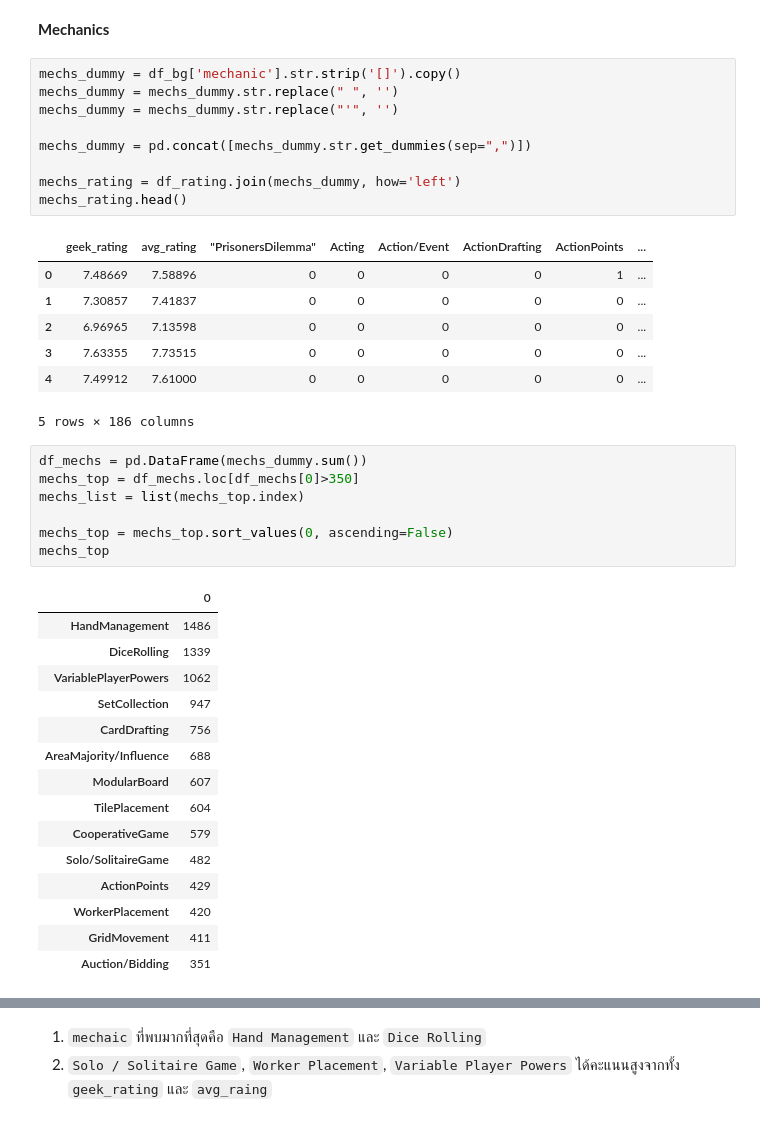
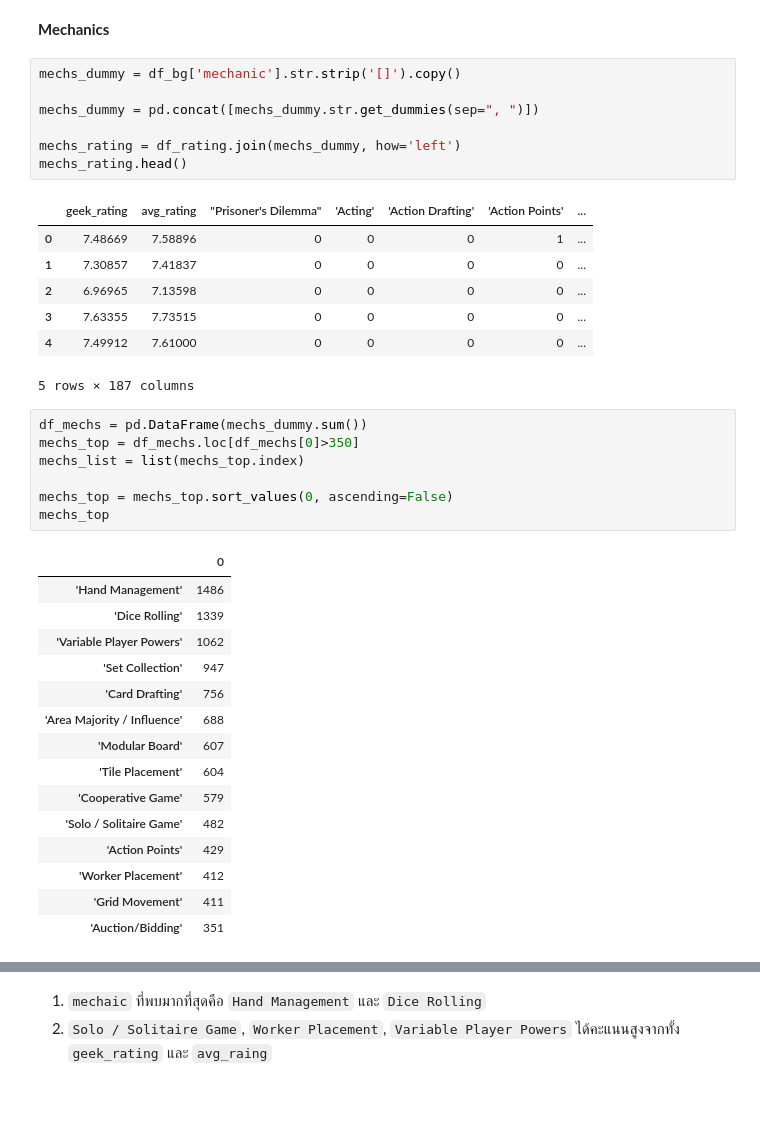
Before and after one commit to Kopzzz/Board-Game-RecCommu, a Jupyter notebook: code/1_Cleaning&EDA_BoardGames.ipynb, the cells around one changed output, grey strips where cells are left out. Cells and saved outputs as stored; diff of their text form.

```diff
--- a/code/1_Cleaning&EDA_BoardGames.ipynb
+++ b/code/1_Cleaning&EDA_BoardGames.ipynb
@@ -497,21 +496,19 @@ plt.show()
 **Mechanics**
 # %%
 mechs_dummy = df_bg['mechanic'].str.strip('[]').copy()
-mechs_dummy = mechs_dummy.str.replace(" ", '')
-mechs_dummy = mechs_dummy.str.replace("'", '')
 
-mechs_dummy = pd.concat([mechs_dummy.str.get_dummies(sep=",")])
+mechs_dummy = pd.concat([mechs_dummy.str.get_dummies(sep=", ")])
 
 mechs_rating = df_rating.join(mechs_dummy, how='left')
 mechs_rating.head()
 # %% [output]
-|  | geek_rating | avg_rating | "PrisonersDilemma" | Acting | Action/Event | ActionDrafting | ActionPoints | ... |
-| 0 | 7.48669 | 7.58896 | 0 | 0 | 0 | 0 | 1 | ... |
-| 1 | 7.30857 | 7.41837 | 0 | 0 | 0 | 0 | 0 | ... |
-| 2 | 6.96965 | 7.13598 | 0 | 0 | 0 | 0 | 0 | ... |
-| 3 | 7.63355 | 7.73515 | 0 | 0 | 0 | 0 | 0 | ... |
-| 4 | 7.49912 | 7.61000 | 0 | 0 | 0 | 0 | 0 | ... |
+|  | geek_rating | avg_rating | "Prisoner's Dilemma" | 'Acting' | 'Action Drafting' | 'Action Points' | ... |
+| 0 | 7.48669 | 7.58896 | 0 | 0 | 0 | 1 | ... |
+| 1 | 7.30857 | 7.41837 | 0 | 0 | 0 | 0 | ... |
+| 2 | 6.96965 | 7.13598 | 0 | 0 | 0 | 0 | ... |
+| 3 | 7.63355 | 7.73515 | 0 | 0 | 0 | 0 | ... |
+| 4 | 7.49912 | 7.61000 | 0 | 0 | 0 | 0 | ... |
-5 rows × 186 columns
+5 rows × 187 columns
 # %%
 df_mechs = pd.DataFrame(mechs_dummy.sum())
 mechs_top = df_mechs.loc[df_mechs[0]>350]
@@ -521,20 +518,20 @@ mechs_top = mechs_top.sort_values(0, ascending=False)
 mechs_top
 # %% [output]
 |  | 0 |
-| HandManagement | 1486 |
-| DiceRolling | 1339 |
-| VariablePlayerPowers | 1062 |
-| SetCollection | 947 |
-| CardDrafting | 756 |
-| AreaMajority/Influence | 688 |
-| ModularBoard | 607 |
-| TilePlacement | 604 |
-| CooperativeGame | 579 |
-| Solo/SolitaireGame | 482 |
-| ActionPoints | 429 |
-| WorkerPlacement | 420 |
-| GridMovement | 411 |
-| Auction/Bidding | 351 |
+| 'Hand Management' | 1486 |
+| 'Dice Rolling' | 1339 |
+| 'Variable Player Powers' | 1062 |
+| 'Set Collection' | 947 |
+| 'Card Drafting' | 756 |
+| 'Area Majority / Influence' | 688 |
+| 'Modular Board' | 607 |
+| 'Tile Placement' | 604 |
+| 'Cooperative Game' | 579 |
+| 'Solo / Solitaire Game' | 482 |
+| 'Action Points' | 429 |
+| 'Worker Placement' | 412 |
+| 'Grid Movement' | 411 |
+| 'Auction/Bidding' | 351 |
 # %%
 mechs_rating_dict = {}
 
```
Also changed, not shown: parts of 7 cells of this notebook, 2 other files.
